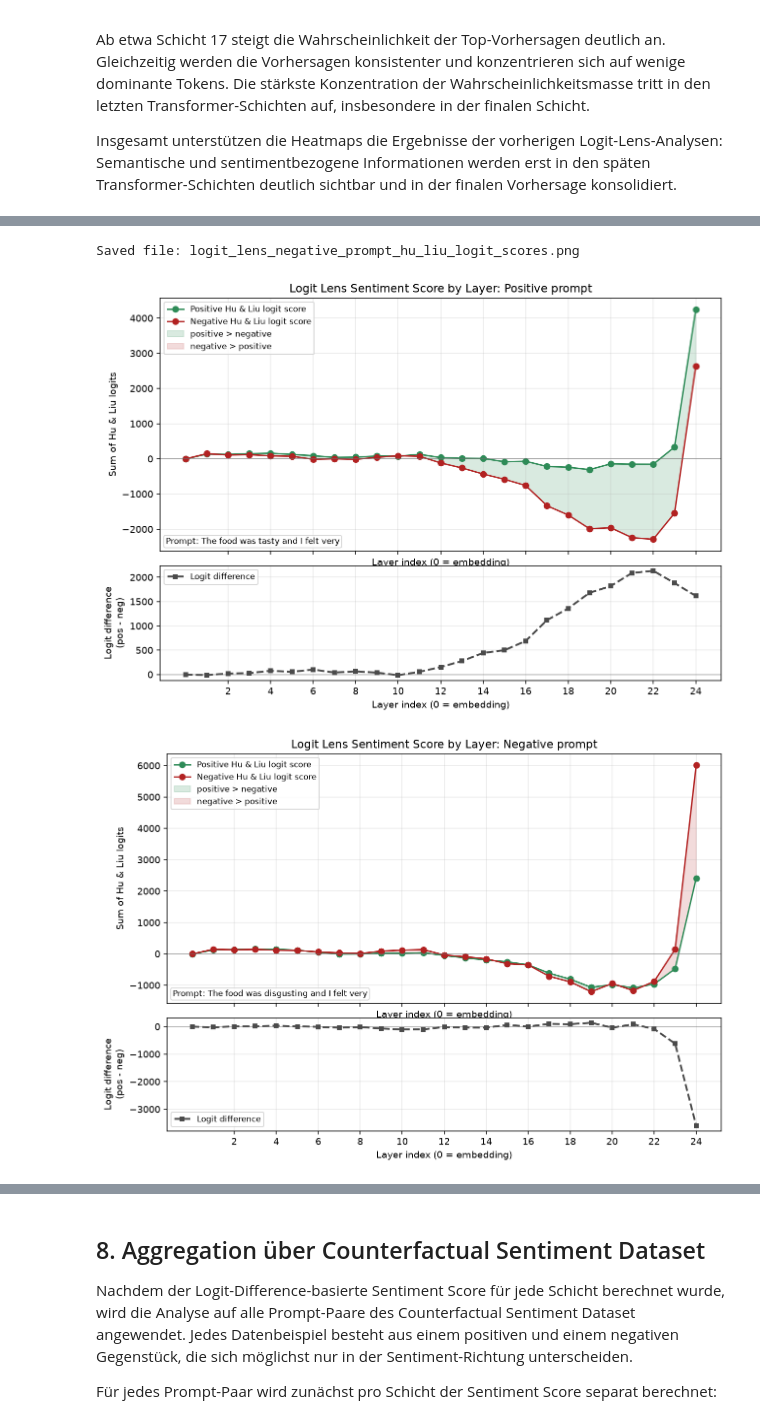
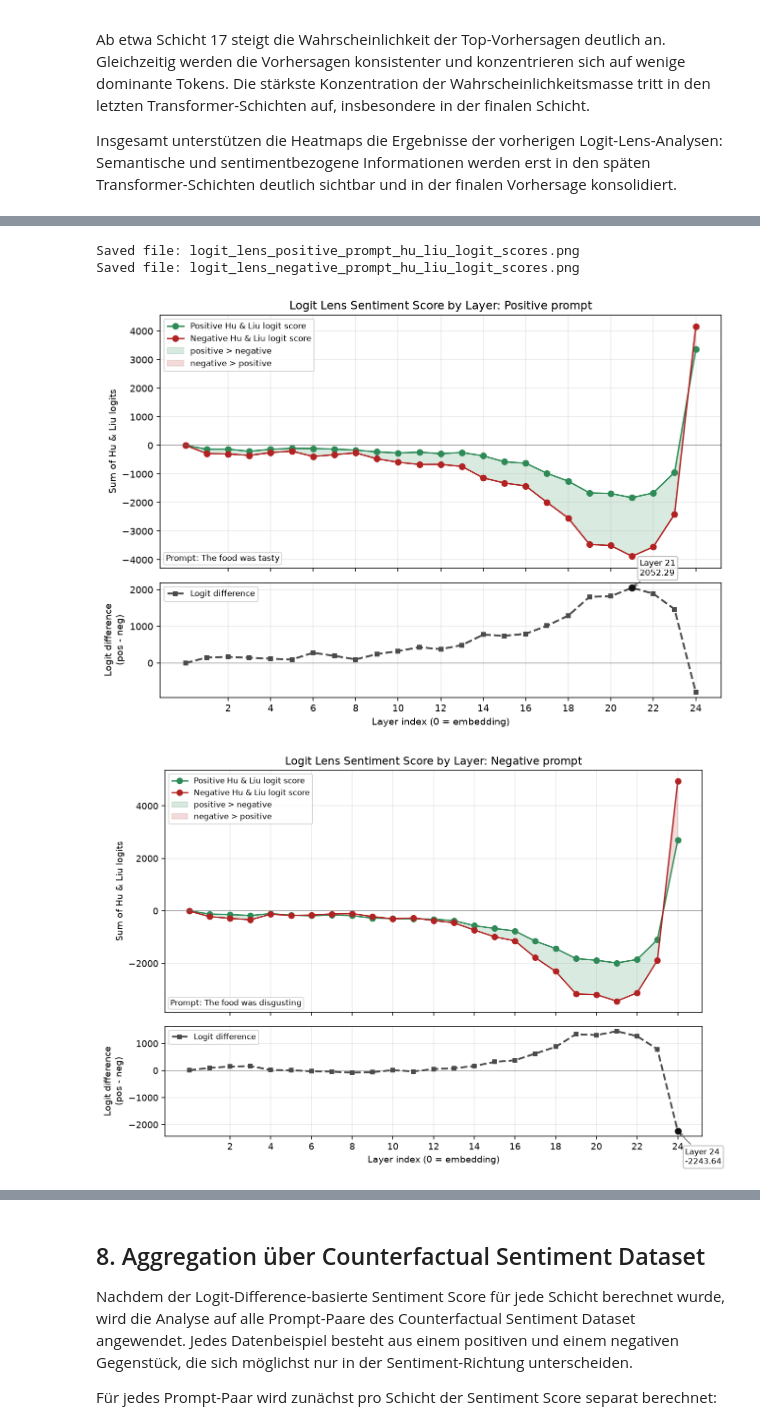
Before and after one commit to ia13400/AI_Frameworks_Tools, a Jupyter notebook: assignement/notebooks/02_Logit_Lens.ipynb, the cells around one changed output, grey strips where cells are left out. Drawn from its saved outputs; the diff is of its cells as text; code cells hidden in the pictures.

```diff
--- a/assignement/notebooks/02_Logit_Lens.ipynb
+++ b/assignement/notebooks/02_Logit_Lens.ipynb
@@ -357,7 +357,7 @@ Hierbei bezeichnet $N_{pos}$ die Anzahl der positiven Wörter und $N_{neg}$ die
 # Define a simple sentiment prompts pair
 # Wrap both strings in the same prompt-pair structure used by the utility functions
 prompt_pair = {
-    "id": "user_defined_positive_negative_pair",
+    "id": "user_defined_positive_negative_pair_no_suffix",
     "positive": "The food was tasty",
     "negative": "The food was disgusting",
 }
@@ -399,3 +408,4 @@ Saved file: logit_lens_positive_prompt_hu_liu_logit_scores.png
+Saved file: logit_lens_positive_prompt_hu_liu_logit_scores.png
 Saved file: logit_lens_negative_prompt_hu_liu_logit_scores.png
-[figure, old version]
+[figure, new version]
-[figure, old version]
+[figure, new version]
```
Also changed, not shown: parts of 3 cells of this notebook, 3 other files.
